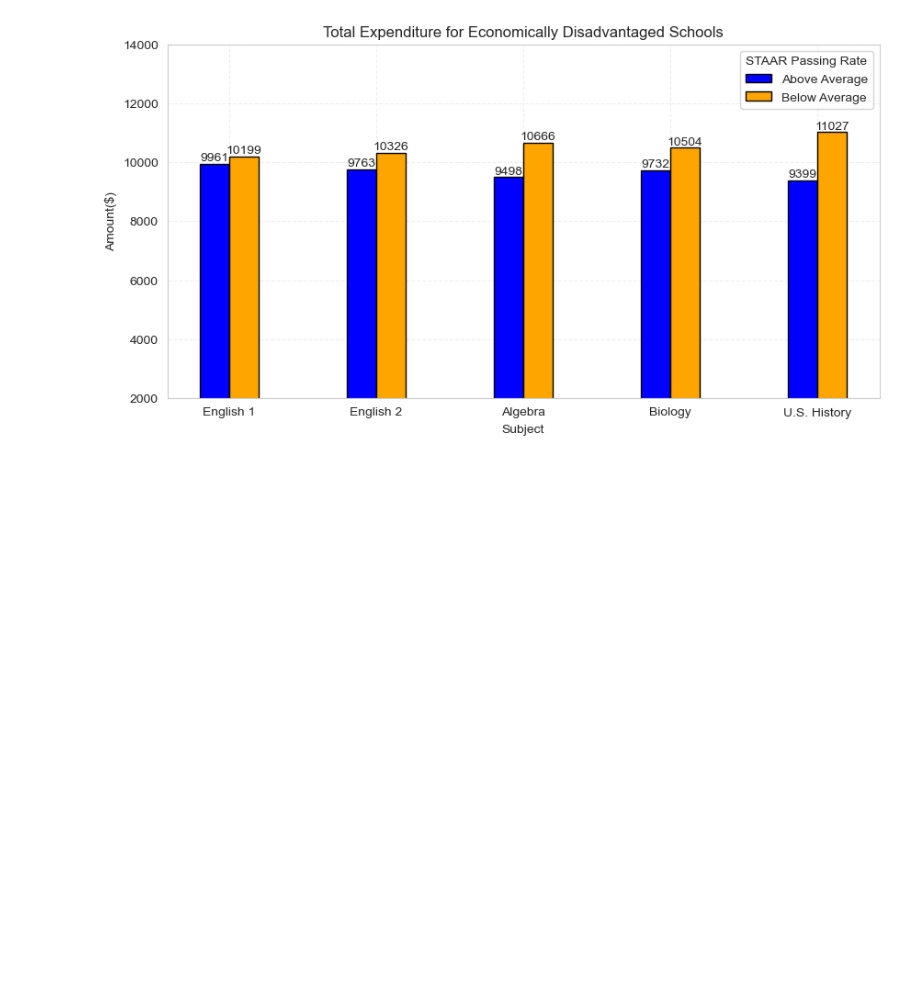
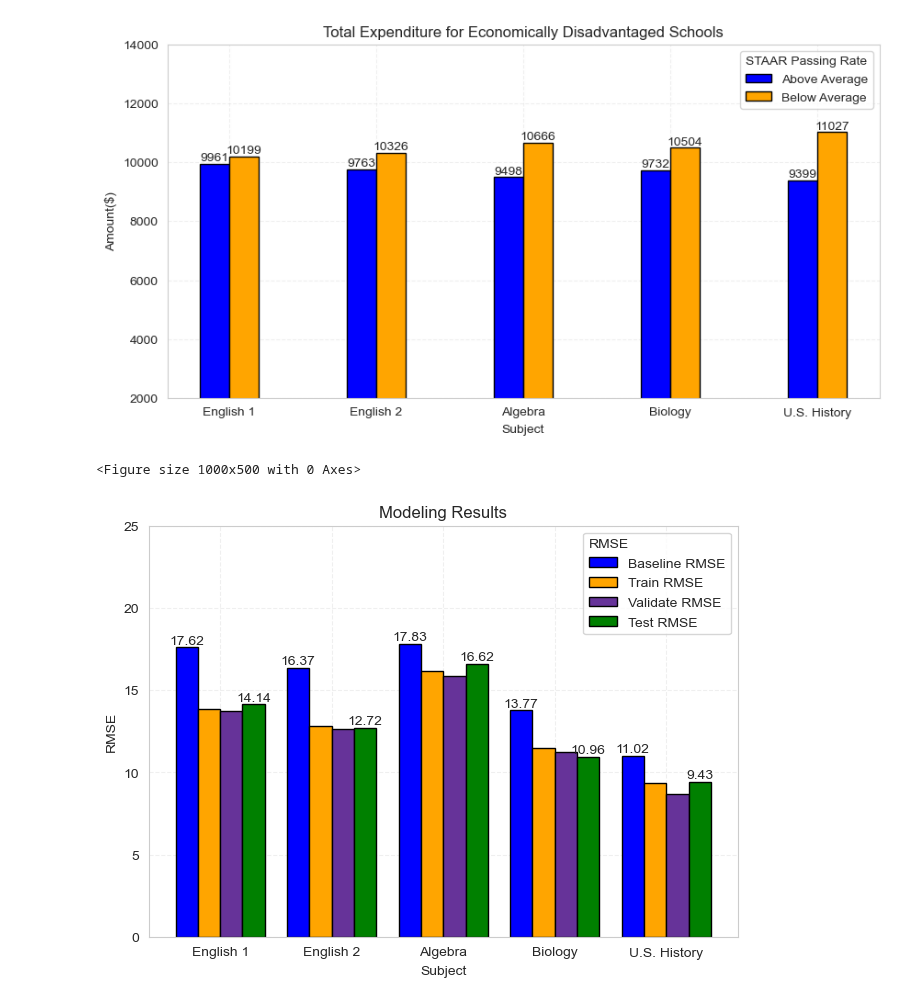
Before and after one commit to college-readiness-preds/capstone_readiness, a Jupyter notebook: carlo_folder/explore_notebook.ipynb, the cells around one changed output. Cells and saved outputs as stored; diff of their text form; code cells hidden in the pictures; blank space fills up the shorter version.

```diff
--- a/carlo_folder/explore_notebook.ipynb
+++ b/carlo_folder/explore_notebook.ipynb
@@ -981,28 +982,6 @@ y_validate_df.head()
 | 333 | 32.0 | 54.530486 | 16.370091 | 12.618093 | 65.400533 | 13.645745 |
 # %% [markdown]
 ## Tweedie Regressor
-# %%
-# create the model object
-glm = TweedieRegressor(power=1, alpha=0)
-
-# fit the model to our training data. We must specify the column in y_train,
-# since we have converted it to a dataframe from a series!
-glm.fit(X_train, y_train.G3)
-
-# predict train
-y_train['G3_pred_glm'] = glm.predict(X_train)
-
-# evaluate: rmse
-rmse_train = mean_squared_error(y_train.G3, y_train.G3_pred_glm)**(1/2)
-
-# predict validate
-y_validate['G3_pred_glm'] = glm.predict(X_validate)
-
-# evaluate: rmse
-rmse_validate = mean_squared_error(y_validate.G3, y_validate.G3_pred_glm)**(1/2)
-
-print("RMSE for GLM using Tweedie, power=1 & alpha=0\nTraining/In-Sample: ", rmse_train,
-      "\nValidation/Out-of-Sample: ", rmse_validate)
 # %%
 def viz_econdis_total_expend():
 
@@ -1051,0 +1147,5 @@ viz_econdis_total_expend()
+# %%
+modeling_visual(df)
+# %% [output]
+<Figure size 1000x500 with 0 Axes>
+[figure, added]
```
Also changed, not shown: parts of 7 cells of this notebook.
